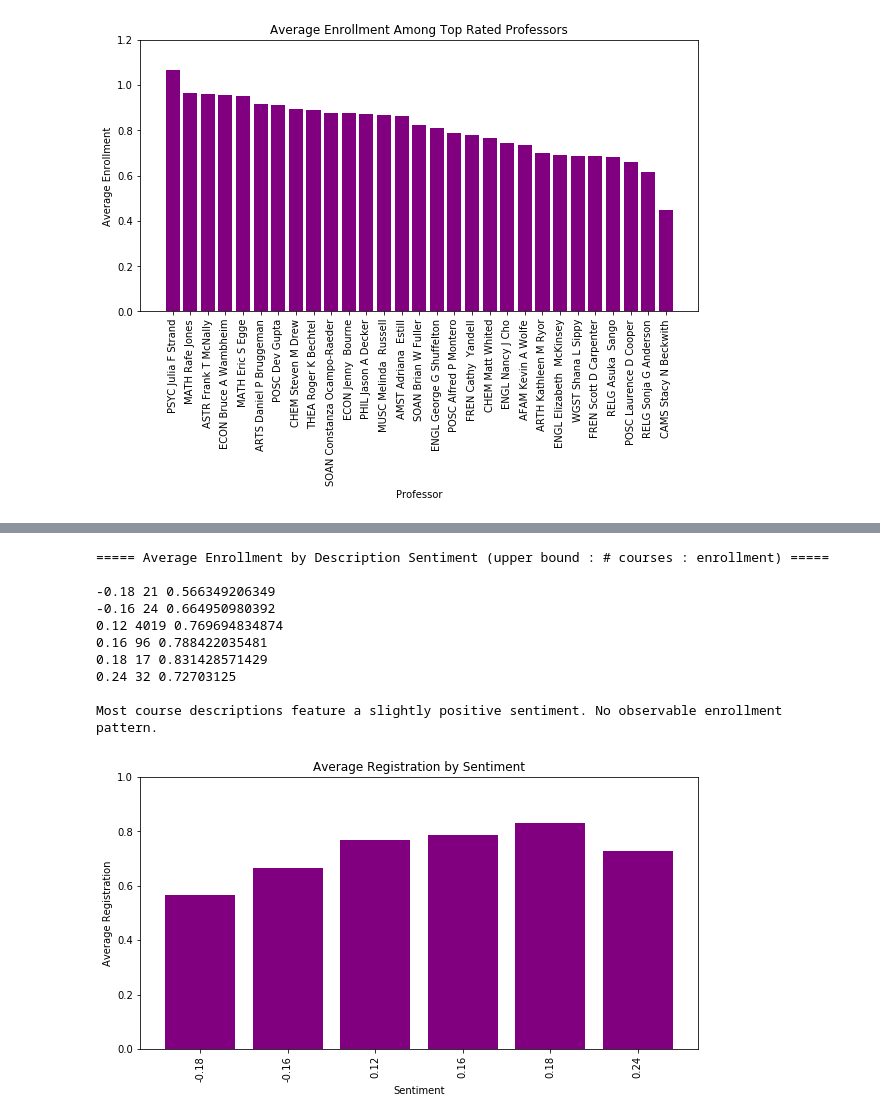
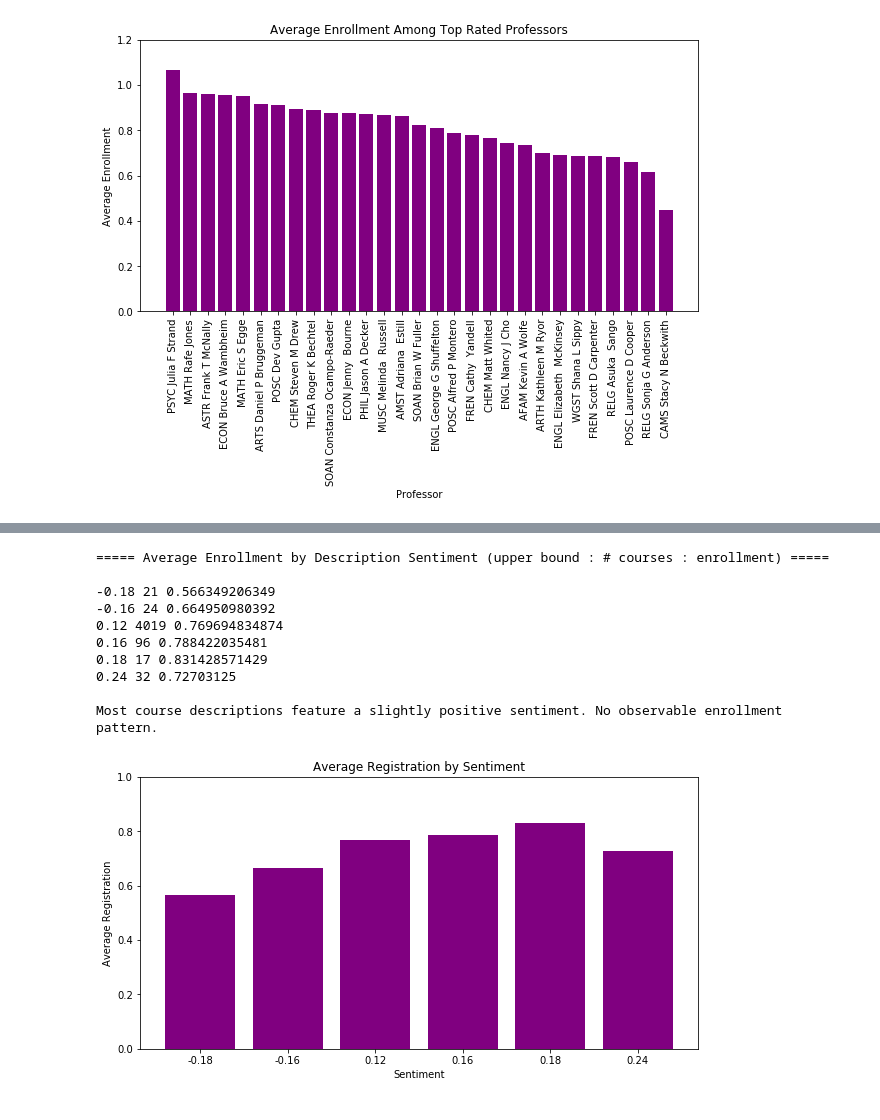
Before and after one commit to haseleyi/V-Big-Data, a Jupyter notebook: Big Data Final Project.ipynb, the cells around one changed output, grey strips where cells are left out. Cells and saved outputs as stored; diff of their text form; code cells hidden in the pictures.

```diff
--- a/Big Data Final Project.ipynb
+++ b/Big Data Final Project.ipynb
@@ -291,23 +285,22 @@ prof_items.sort()
 prof_items.sort(key = lambda prof : prof[1][1], reverse = True)
 prof_items.sort(key = lambda prof : prof[1][0], reverse = True)
 print "===== Enrollment for Highest-Rated Professors =====\n"
-averages, deps, ratings = [], [], []
+averages, all_departments, ratings = [], [], []
 for department in departments:
     for prof in prof_items:
         if str(prof[1][2]) == department:
             ratings.append(prof[1][0])
     averages.append(get_average(ratings))
-    deps.append(department)
+    all_departments.append(department)
 
-pairs = zip(deps, averages)
+pairs = zip(all_departments, averages)
 pairs.sort(key = lambda x: x[1], reverse = True)
-sorted_departments, sorted_targets = zip(*pairs)
+sorted_deps, sorted_targets = zip(*pairs)
 
 fig = plt.figure(figsize=(10,5))
-x_ticks = np.arange(len(sorted_departments))
-averages = dep_to_enroll.values().sort(reverse = True)
+x_ticks = np.arange(len(sorted_deps))
 plt.bar(x_ticks, sorted_targets, align='center', color="purple")
-plt.xticks(x_ticks, sorted_departments)
+plt.xticks(x_ticks, sorted_deps)
 
 plt.xticks(rotation='vertical')
 plt.ylim([0, 5.1])
@@ -320,7 +313,7 @@ dep_names, enrollments = [], []
 for prof in prof_items:
     # Find profs with rating > 4.7 and number of ratings > 4
     if prof[1][0] > 4.7 and prof[1][1] > 4 and len(prof[0].split(",")) == 1:
-        dep_names.append((str(prof[1][2]) +' ' + str(prof[0][1:])))
+        dep_names.append((str(prof[1][2]) +' '+ str(prof[0][1:])))
         enrollments.append(profs_to_targets[prof[0]])
         # Print department, Enroll name, rating, number of ratings, average enrollment
         print prof[1][2], prof[0][1:], prof[1][0], prof[1][1], profs_to_targets[prof[0]]
@@ -332,7 +325,6 @@ sorted_names, sorted_targets = zip(*pairs)
 
 fig = plt.figure(figsize=(10,5))
 x_ticks = np.arange(len(sorted_names))
-averages = dep_to_enroll.values().sort(reverse = True)
 plt.bar(x_ticks, sorted_targets, align='center', color="purple")
 plt.xticks(x_ticks, sorted_names)
 
@@ -463,35 +455,34 @@ for item in sorted(sentiment_to_targets.items()):
     averages.append(sum(item[1]) / len(item[1]))
     print item[0], len(item[1]), sum(item[1]) / len(item[1])
 print "\nMost course descriptions feature a slightly positive sentiment. No observable enrollment pattern.\n\n"
 
 pairs = zip(buckets, averages)
 pairs.sort(key = lambda x: x[0])
 sorted_buckets, sorted_targets = zip(*pairs)
 
 fig = plt.figure(figsize=(10,5))
 x_ticks = np.arange(len(sorted_buckets))
 averages = dep_to_enroll.values().sort(reverse = True)
 plt.bar(x_ticks, sorted_targets, align='center', color="purple")
 plt.xticks(x_ticks, sorted_buckets)
 
-plt.xticks(rotation='vertical')
 plt.ylim([0, 1])
 plt.title("Average Registration by Sentiment")
 plt.xlabel("Sentiment")
 plt.ylabel("Average Registration")
 plt.show()
 # %% [output]
 ===== Average Enrollment by Description Sentiment (upper bound : # courses : enrollment) =====
 
 -0.18 21 0.566349206349
 -0.16 24 0.664950980392
 0.12 4019 0.769694834874
 0.16 96 0.788422035481
 0.18 17 0.831428571429
 0.24 32 0.72703125
 
 Most course descriptions feature a slightly positive sentiment. No observable enrollment pattern.
-[figure, old version]
+[figure, new version]
 # %%
 # Analyze course description length
 lengths_to_targets = defaultdict(list)
```
Also changed, not shown: parts of 8 cells of this notebook.
